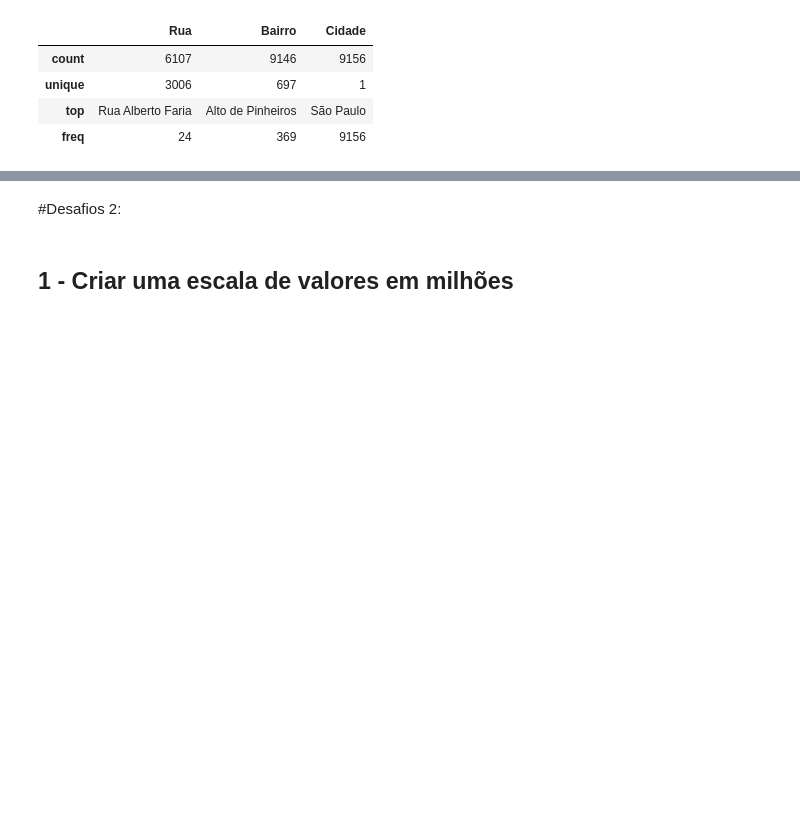
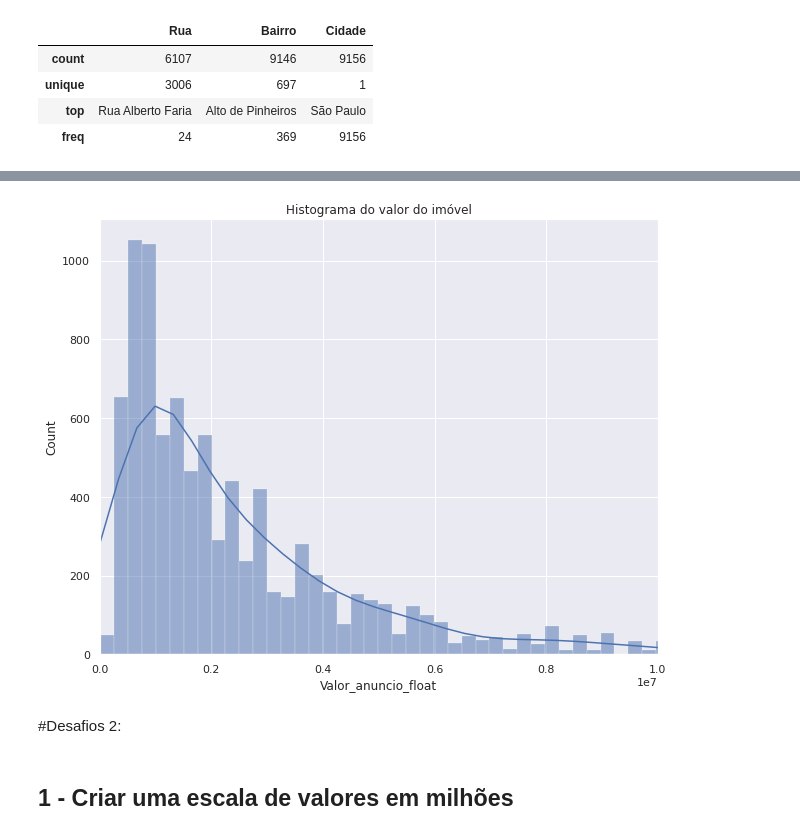
Before and after one commit to wertonr/Estudos, a Jupyter notebook: Alura_Imersao_dados_4.ipynb, the cells around one changed output, grey strips where cells are left out. Cells and saved outputs as stored; diff of their text form; code cells hidden in the pictures; blank space fills up the shorter version.

```diff
--- a/Alura_Imersao_dados_4.ipynb
+++ b/Alura_Imersao_dados_4.ipynb
@@ -521,3 +537,16 @@ dados_vendas[["Rua","Bairro","Cidade"]].describe()
+# %%
+# Plotando gráfico usando comandos do matplotlib
+import seaborn as sns
+import matplotlib.pyplot as plt
+
+sns.set()
+plt.figure(figsize=(10,8))#tamanho do gráfico
+grafico = sns.histplot(data = dados_vendas, x = "Valor_anuncio_float", kde = True)
+grafico.set_title("Histograma do valor do imóvel")#adicionando título
+plt.xlim((-50,10000000))
+plt.show()
+# %% [output]
+[figure, added]
 # %% [markdown]
 #Desafios 2:
 # %% [markdown]
```
Also changed, not shown: parts of 2 cells of this notebook.
